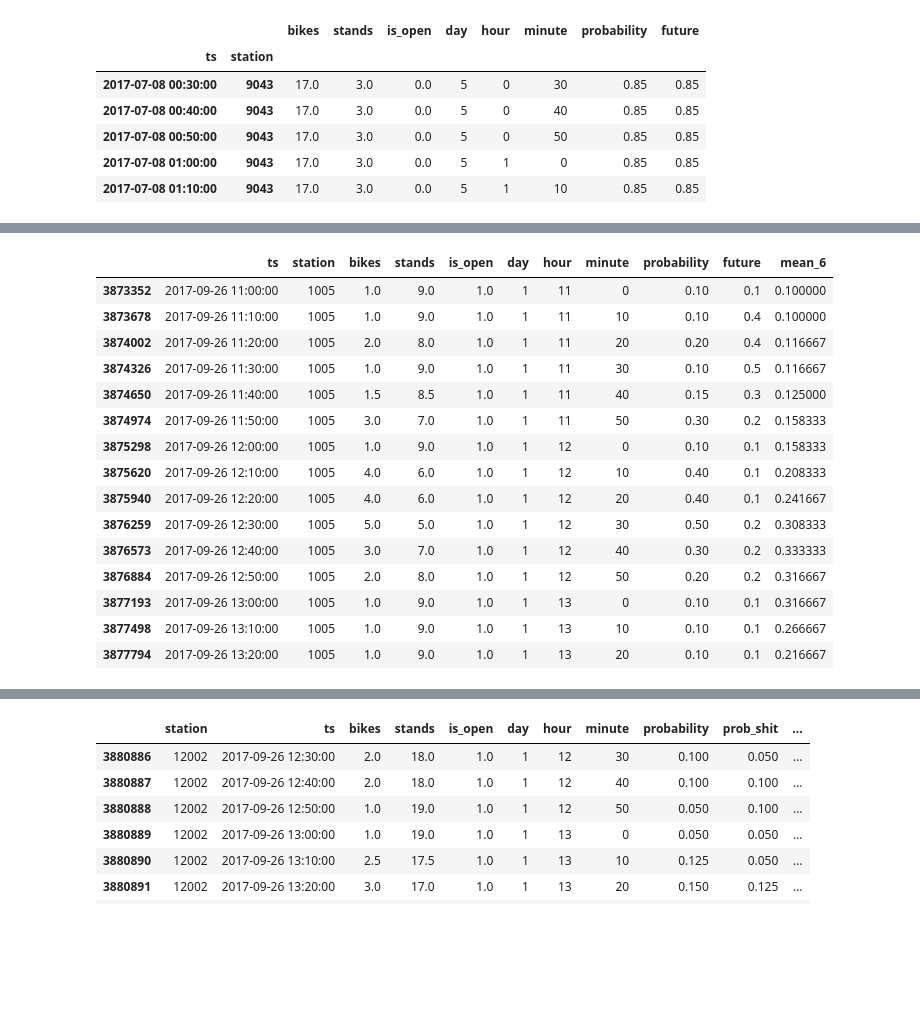
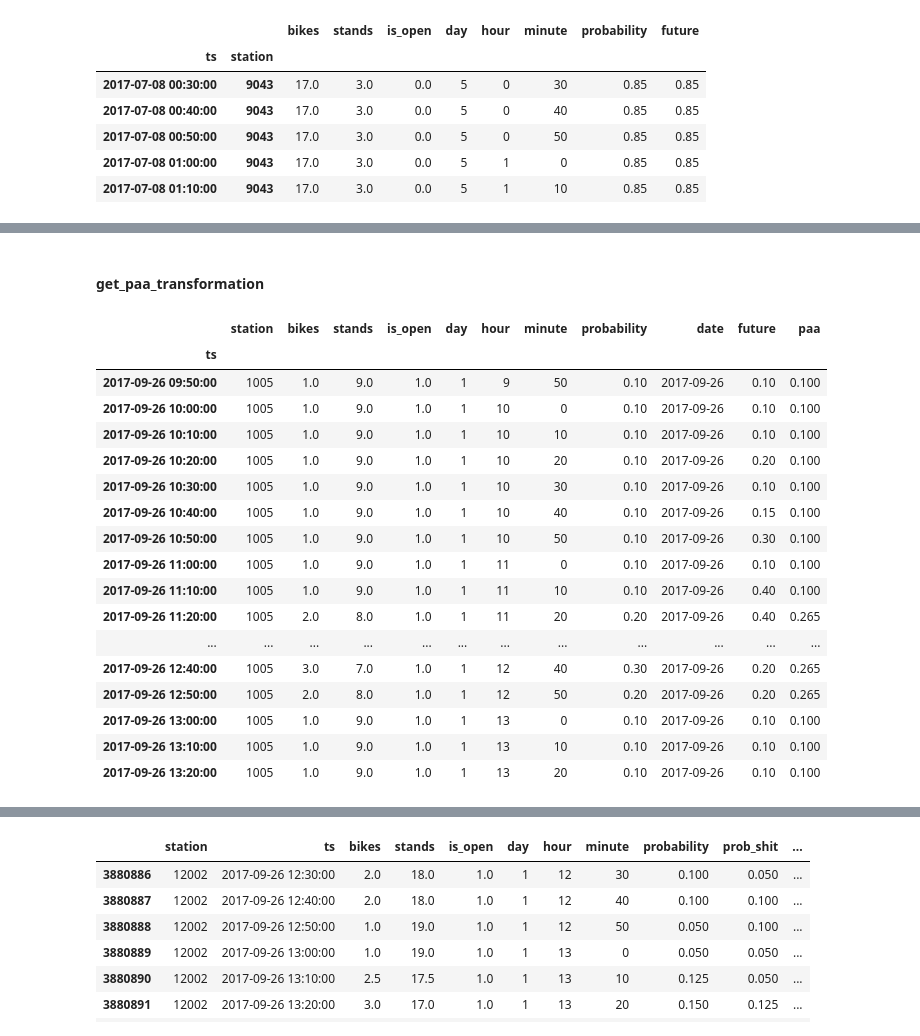
Before and after one commit to armgilles/open-data-bikes-analysis, a Jupyter notebook: Prediction-Lyon-Armand.ipynb, the cells around one changed output, grey strips where cells are left out. Cells and saved outputs as stored; diff of their text form; code cells hidden in the pictures; blank space fills up the shorter version.

```diff
--- a/Prediction-Lyon-Armand.ipynb
+++ b/Prediction-Lyon-Armand.ipynb
@@ -212,2 +240,0 @@ result[result.station == 1005].tail(15)
-# %%
-result['mean_6'] = result.groupby('station')['probability'].apply(lambda x: x.rolling(window=6, min_periods=1).mean())
@@ -213,0 +263,4 @@ result['mean_6'] = result.groupby('station')['probability'].apply(lambda x: x.ro
+# %%
+result.reset_index(level=1, inplace=True)
+if start is not None:
+    result = result[result.index >= start]
@@ -213,0 +371,2 @@ result['mean_6'] = result.groupby('station')['probability'].apply(lambda x: x.ro
+# %% [markdown]
+#### get_paa_transformation
@@ -214,19 +375,23 @@ result['mean_6'] = result.groupby('station')['probability'].apply(lambda x: x.ro
+# %%
+df_temp_4 = get_paa_transformation(result.copy(), features_to_compute='probability', segments=10)
 # %%
-result[result.station == 1005].tail(15)
+df_temp_4[df_temp_4.station == 1005].tail(22)
 # %% [output]
-|  | ts | station | bikes | stands | is_open | day | hour | minute | probability | future | mean_6 |
-| 3873352 | 2017-09-26 11:00:00 | 1005 | 1.0 | 9.0 | 1.0 | 1 | 11 | 0 | 0.10 | 0.1 | 0.100000 |
-| 3873678 | 2017-09-26 11:10:00 | 1005 | 1.0 | 9.0 | 1.0 | 1 | 11 | 10 | 0.10 | 0.4 | 0.100000 |
-| 3874002 | 2017-09-26 11:20:00 | 1005 | 2.0 | 8.0 | 1.0 | 1 | 11 | 20 | 0.20 | 0.4 | 0.116667 |
-| 3874326 | 2017-09-26 11:30:00 | 1005 | 1.0 | 9.0 | 1.0 | 1 | 11 | 30 | 0.10 | 0.5 | 0.116667 |
-| 3874650 | 2017-09-26 11:40:00 | 1005 | 1.5 | 8.5 | 1.0 | 1 | 11 | 40 | 0.15 | 0.3 | 0.125000 |
-| 3874974 | 2017-09-26 11:50:00 | 1005 | 3.0 | 7.0 | 1.0 | 1 | 11 | 50 | 0.30 | 0.2 | 0.158333 |
-| 3875298 | 2017-09-26 12:00:00 | 1005 | 1.0 | 9.0 | 1.0 | 1 | 12 | 0 | 0.10 | 0.1 | 0.158333 |
-| 3875620 | 2017-09-26 12:10:00 | 1005 | 4.0 | 6.0 | 1.0 | 1 | 12 | 10 | 0.40 | 0.1 | 0.208333 |
-| 3875940 | 2017-09-26 12:20:00 | 1005 | 4.0 | 6.0 | 1.0 | 1 | 12 | 20 | 0.40 | 0.1 | 0.241667 |
-| 3876259 | 2017-09-26 12:30:00 | 1005 | 5.0 | 5.0 | 1.0 | 1 | 12 | 30 | 0.50 | 0.2 | 0.308333 |
-| 3876573 | 2017-09-26 12:40:00 | 1005 | 3.0 | 7.0 | 1.0 | 1 | 12 | 40 | 0.30 | 0.2 | 0.333333 |
-| 3876884 | 2017-09-26 12:50:00 | 1005 | 2.0 | 8.0 | 1.0 | 1 | 12 | 50 | 0.20 | 0.2 | 0.316667 |
-| 3877193 | 2017-09-26 13:00:00 | 1005 | 1.0 | 9.0 | 1.0 | 1 | 13 | 0 | 0.10 | 0.1 | 0.316667 |
-| 3877498 | 2017-09-26 13:10:00 | 1005 | 1.0 | 9.0 | 1.0 | 1 | 13 | 10 | 0.10 | 0.1 | 0.266667 |
-| 3877794 | 2017-09-26 13:20:00 | 1005 | 1.0 | 9.0 | 1.0 | 1 | 13 | 20 | 0.10 | 0.1 | 0.216667 |
+|  | station | bikes | stands | is_open | day | hour | minute | probability | date | future | paa |
+| ts |  |  |  |  |  |  |  |  |  |  |  |
+| 2017-09-26 09:50:00 | 1005 | 1.0 | 9.0 | 1.0 | 1 | 9 | 50 | 0.10 | 2017-09-26 | 0.10 | 0.100 |
+| 2017-09-26 10:00:00 | 1005 | 1.0 | 9.0 | 1.0 | 1 | 10 | 0 | 0.10 | 2017-09-26 | 0.10 | 0.100 |
+| 2017-09-26 10:10:00 | 1005 | 1.0 | 9.0 | 1.0 | 1 | 10 | 10 | 0.10 | 2017-09-26 | 0.10 | 0.100 |
+| 2017-09-26 10:20:00 | 1005 | 1.0 | 9.0 | 1.0 | 1 | 10 | 20 | 0.10 | 2017-09-26 | 0.20 | 0.100 |
+| 2017-09-26 10:30:00 | 1005 | 1.0 | 9.0 | 1.0 | 1 | 10 | 30 | 0.10 | 2017-09-26 | 0.10 | 0.100 |
+| 2017-09-26 10:40:00 | 1005 | 1.0 | 9.0 | 1.0 | 1 | 10 | 40 | 0.10 | 2017-09-26 | 0.15 | 0.100 |
+| 2017-09-26 10:50:00 | 1005 | 1.0 | 9.0 | 1.0 | 1 | 10 | 50 | 0.10 | 2017-09-26 | 0.30 | 0.100 |
+| 2017-09-26 11:00:00 | 1005 | 1.0 | 9.0 | 1.0 | 1 | 11 | 0 | 0.10 | 2017-09-26 | 0.10 | 0.100 |
+| 2017-09-26 11:10:00 | 1005 | 1.0 | 9.0 | 1.0 | 1 | 11 | 10 | 0.10 | 2017-09-26 | 0.40 | 0.100 |
+| 2017-09-26 11:20:00 | 1005 | 2.0 | 8.0 | 1.0 | 1 | 11 | 20 | 0.20 | 2017-09-26 | 0.40 | 0.265 |
+| ... | ... | ... | ... | ... | ... | ... | ... | ... | ... | ... | ... |
+| 2017-09-26 12:40:00 | 1005 | 3.0 | 7.0 | 1.0 | 1 | 12 | 40 | 0.30 | 2017-09-26 | 0.20 | 0.265 |
+| 2017-09-26 12:50:00 | 1005 | 2.0 | 8.0 | 1.0 | 1 | 12 | 50 | 0.20 | 2017-09-26 | 0.20 | 0.265 |
+| 2017-09-26 13:00:00 | 1005 | 1.0 | 9.0 | 1.0 | 1 | 13 | 0 | 0.10 | 2017-09-26 | 0.10 | 0.100 |
+| 2017-09-26 13:10:00 | 1005 | 1.0 | 9.0 | 1.0 | 1 | 13 | 10 | 0.10 | 2017-09-26 | 0.10 | 0.100 |
+| 2017-09-26 13:20:00 | 1005 | 1.0 | 9.0 | 1.0 | 1 | 13 | 20 | 0.10 | 2017-09-26 | 0.10 | 0.100 |
```
Also changed, not shown: parts of 99 cells of this notebook, 4 other files.
